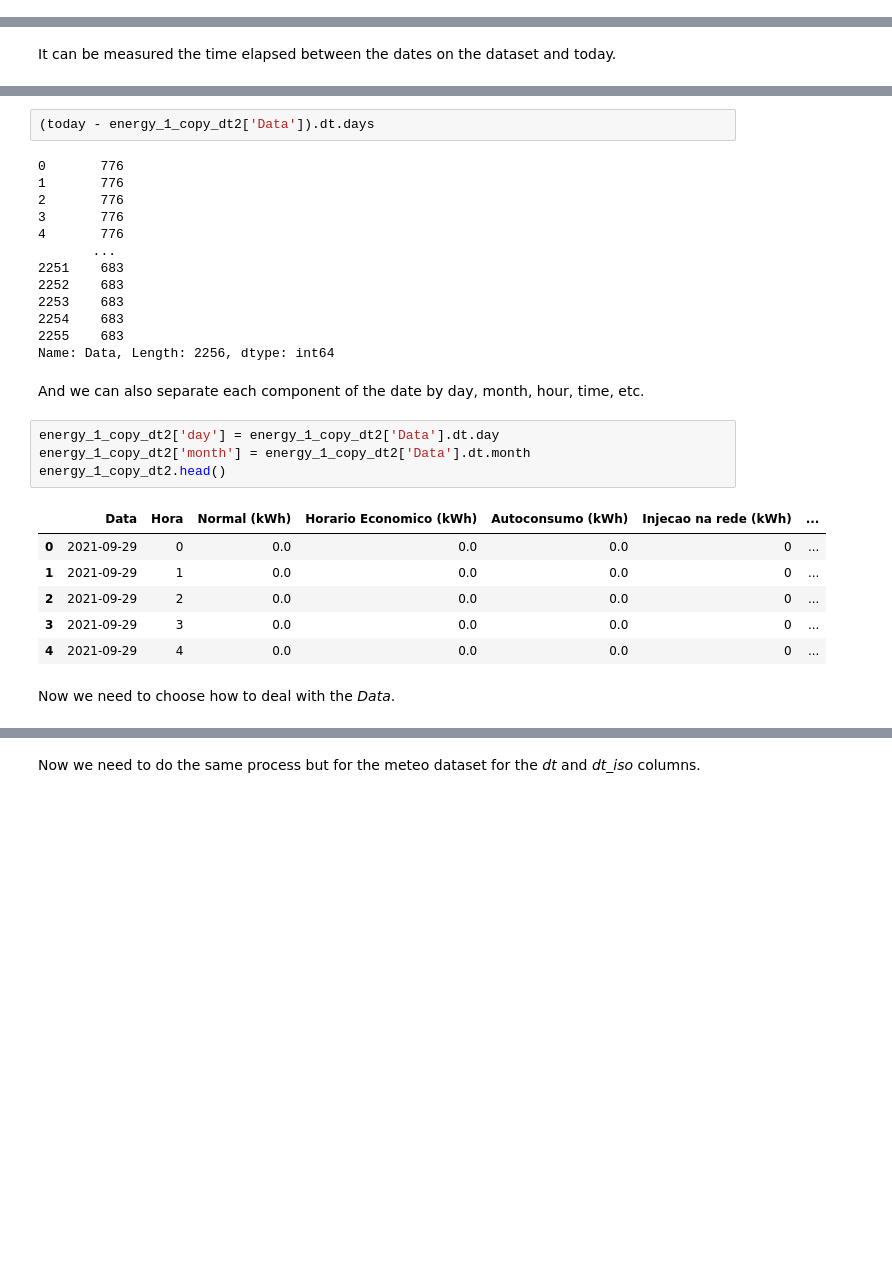
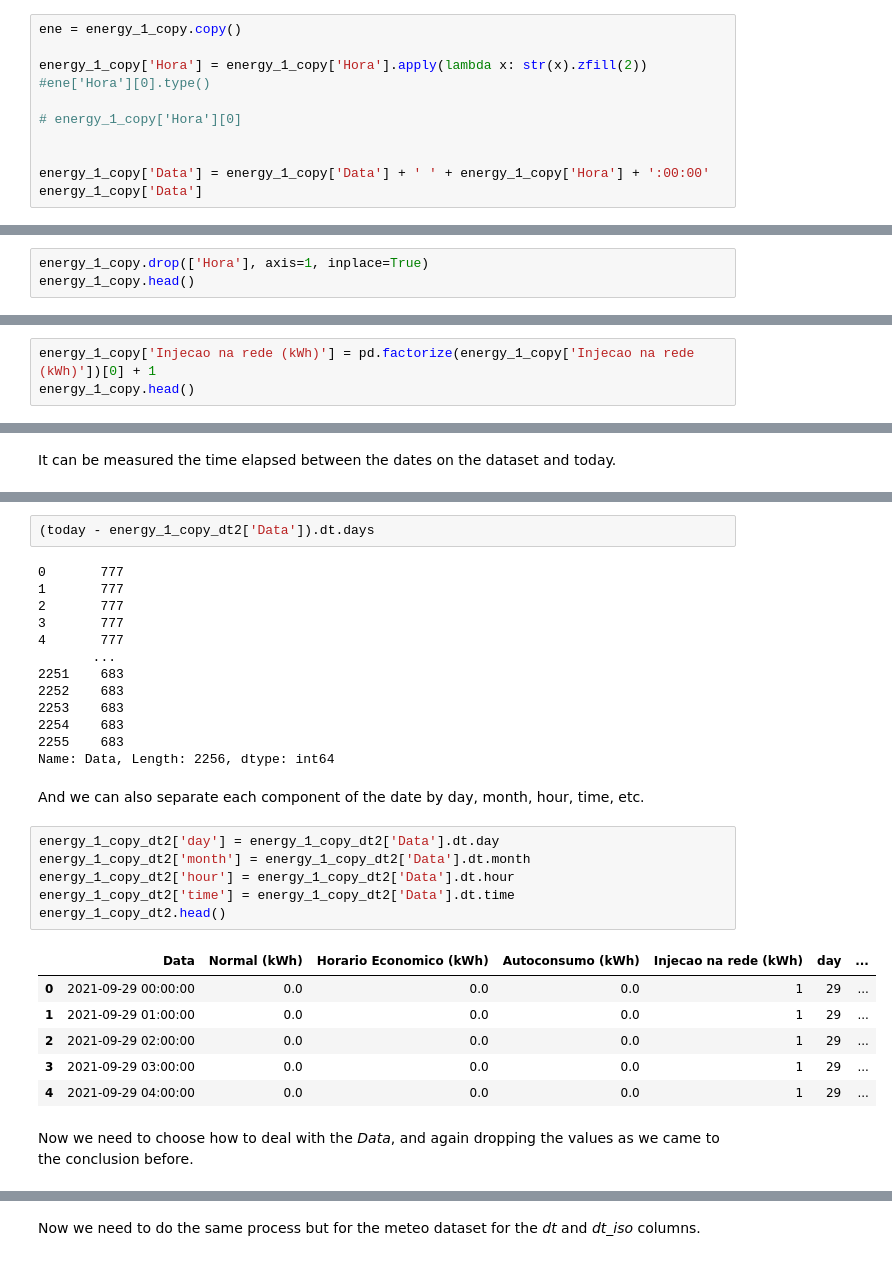
Before and after one commit to AN-DRE4/DadosAprendizagemAutomatica, a Jupyter notebook: CompKaggle.ipynb, the cells around one changed output, grey strips where cells are left out. Cells and saved outputs as stored; diff of their text form; blank space fills up the shorter version.

Commit message:
End of data manipulation and merge of initial data

```diff
--- a/CompKaggle.ipynb
+++ b/CompKaggle.ipynb
@@ -391,0 +396,11 @@ meteo_1_copy.head()
+# %%
+ene = energy_1_copy.copy()
+
+energy_1_copy['Hora'] = energy_1_copy['Hora'].apply(lambda x: str(x).zfill(2))
+#ene['Hora'][0].type()
+
+# energy_1_copy['Hora'][0]
+
+
+energy_1_copy['Data'] = energy_1_copy['Data'] + ' ' + energy_1_copy['Hora'] + ':00:00'
+energy_1_copy['Data']
@@ -391,0 +422,3 @@ meteo_1_copy.head()
+# %%
+energy_1_copy.drop(['Hora'], axis=1, inplace=True)
+energy_1_copy.head()
@@ -741,0 +841,3 @@ Other option would it be to filter the <em>NaN</em> values when reading the CSV
+# %%
+energy_1_copy['Injecao na rede (kWh)'] = pd.factorize(energy_1_copy['Injecao na rede (kWh)'])[0] + 1
+energy_1_copy.head()
@@ -873,11 +1000,11 @@ Name: Data, Length: 2256, dtype: timedelta64[ns]
 # %%
 (today - energy_1_copy_dt2['Data']).dt.days
 # %% [output]
-0       776
-1       776
-2       776
-3       776
-4       776
+0       777
+1       777
+2       777
+3       777
+4       777
        ...
 2251    683
 2252    683
@@ -890,14 +1017,16 @@ And we can also separate each component of the date by day, month, hour, time, e
 # %%
 energy_1_copy_dt2['day'] = energy_1_copy_dt2['Data'].dt.day
 energy_1_copy_dt2['month'] = energy_1_copy_dt2['Data'].dt.month
+energy_1_copy_dt2['hour'] = energy_1_copy_dt2['Data'].dt.hour
+energy_1_copy_dt2['time'] = energy_1_copy_dt2['Data'].dt.time
 energy_1_copy_dt2.head()
 # %% [output]
-|  | Data | Hora | Normal (kWh) | Horario Economico (kWh) | Autoconsumo (kWh) | Injecao na rede (kWh) | ... |
-| 0 | 2021-09-29 | 0 | 0.0 | 0.0 | 0.0 | 0 | ... |
-| 1 | 2021-09-29 | 1 | 0.0 | 0.0 | 0.0 | 0 | ... |
-| 2 | 2021-09-29 | 2 | 0.0 | 0.0 | 0.0 | 0 | ... |
-| 3 | 2021-09-29 | 3 | 0.0 | 0.0 | 0.0 | 0 | ... |
-| 4 | 2021-09-29 | 4 | 0.0 | 0.0 | 0.0 | 0 | ... |
+|  | Data | Normal (kWh) | Horario Economico (kWh) | Autoconsumo (kWh) | Injecao na rede (kWh) | day | ... |
+| 0 | 2021-09-29 00:00:00 | 0.0 | 0.0 | 0.0 | 1 | 29 | ... |
+| 1 | 2021-09-29 01:00:00 | 0.0 | 0.0 | 0.0 | 1 | 29 | ... |
+| 2 | 2021-09-29 02:00:00 | 0.0 | 0.0 | 0.0 | 1 | 29 | ... |
+| 3 | 2021-09-29 03:00:00 | 0.0 | 0.0 | 0.0 | 1 | 29 | ... |
+| 4 | 2021-09-29 04:00:00 | 0.0 | 0.0 | 0.0 | 1 | 29 | ... |
 # %% [markdown]
-Now we need to choose how to deal with the <em>Data</em>.
+Now we need to choose how to deal with the <em>Data</em>, and again dropping the values as we came to the conclusion before.
 # %%
```
Also changed, not shown: parts of 59 cells of this notebook, 1 other file.
